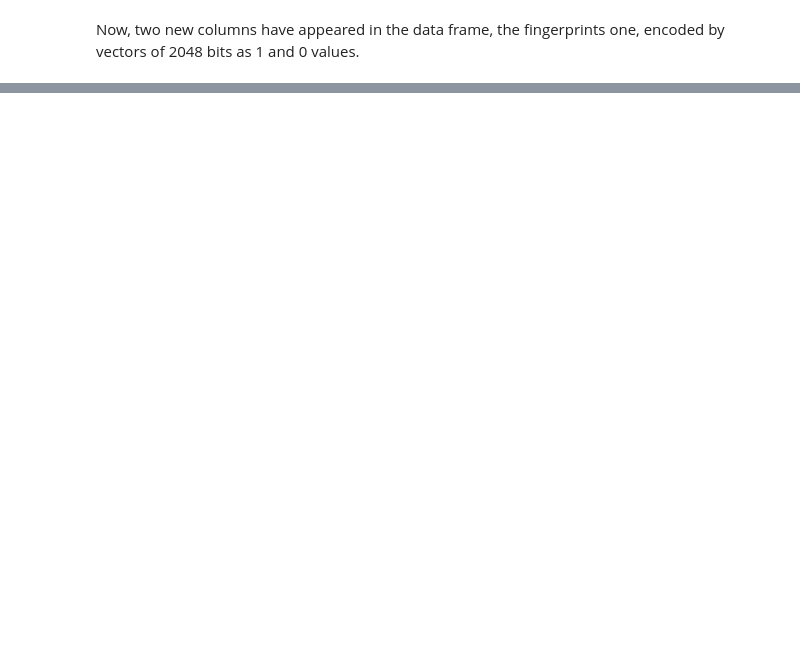
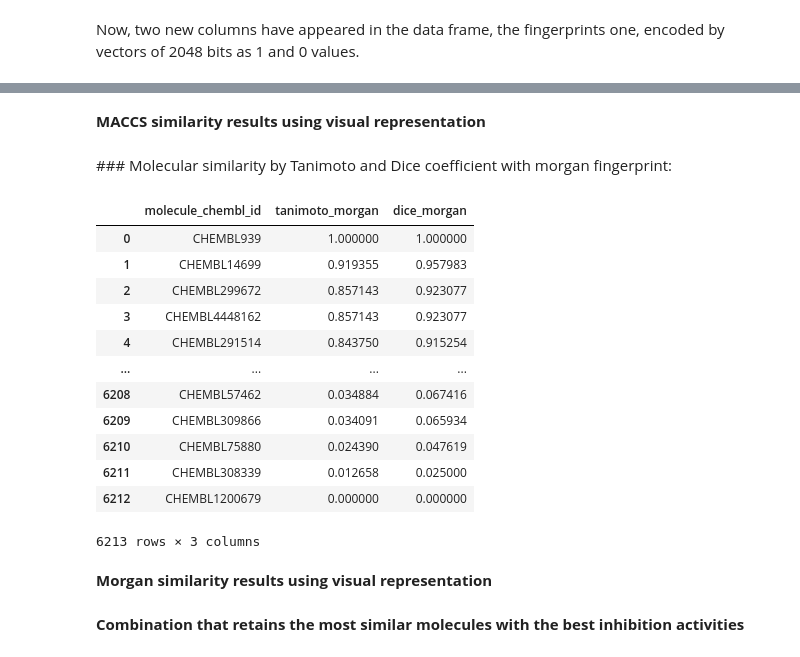
Before and after one commit to LeopoldSossey/Virtual-Screening-Based-on-Similarity-Principles, a Jupyter notebook: Chemoinfortic_TP4.ipynb, the cells around one changed output, grey strips where cells are left out. Cells and saved outputs as stored; diff of their text form; code cells hidden in the pictures; blank space fills up the shorter version.

```diff
--- a/Chemoinfortic_TP4.ipynb
+++ b/Chemoinfortic_TP4.ipynb
@@ -125,0 +201,4 @@ molecule_dataset
+# %%
+molecule_dataset["maccs"] = molecule_dataset.ROMol.apply(MACCSkeys.GenMACCSKeys)
+molecule_dataset["morgan"] = molecule_dataset["ROMol"].apply(lambda mol:AllChem.GetMorganFingerprintAsBitVect
+                                                              (mol, 2, nBits=2048,useChirality=False))
@@ -125,0 +225,6 @@ molecule_dataset
+# %%
+molecule_query = molecule_dataset["maccs"][6191]
+molecule_list = molecule_dataset["maccs"].to_list()
+# Calculate similarty values between query and list elements
+molecule_dataset["tanimoto_maccs"] = DataStructs.BulkTanimotoSimilarity(molecule_query, molecule_list)
+molecule_dataset["dice_maccs"] = DataStructs.BulkDiceSimilarity(molecule_query, molecule_list)
@@ -125,0 +242,2 @@ molecule_dataset
+# %% [markdown]
+**MACCS similarity results using visual representation**
@@ -125,0 +253,29 @@ molecule_dataset
+# %% [markdown]
+### Molecular similarity by Tanimoto and Dice coefficient with morgan fingerprint:
+# %%
+molecule_query = molecule_dataset["morgan"][6191]
+molecule_list = molecule_dataset["morgan"].to_list()
+# Calculate similarty values between query and list elements
+molecule_dataset["tanimoto_morgan"] = DataStructs.BulkTanimotoSimilarity(molecule_query, molecule_list)
+molecule_dataset["dice_morgan"] = DataStructs.BulkDiceSimilarity(molecule_query,
+molecule_list)
+# %%
+preview = molecule_dataset.sort_values(["tanimoto_morgan"],
+ascending=False).reset_index()
+preview[["molecule_chembl_id", "tanimoto_morgan", "dice_morgan"]]
+# %% [output]
+|  | molecule_chembl_id | tanimoto_morgan | dice_morgan |
+| 0 | CHEMBL939 | 1.000000 | 1.000000 |
+| 1 | CHEMBL14699 | 0.919355 | 0.957983 |
+| 2 | CHEMBL299672 | 0.857143 | 0.923077 |
+| 3 | CHEMBL4448162 | 0.857143 | 0.923077 |
+| 4 | CHEMBL291514 | 0.843750 | 0.915254 |
+| ... | ... | ... | ... |
+| 6208 | CHEMBL57462 | 0.034884 | 0.067416 |
+| 6209 | CHEMBL309866 | 0.034091 | 0.065934 |
+| 6210 | CHEMBL75880 | 0.024390 | 0.047619 |
+| 6211 | CHEMBL308339 | 0.012658 | 0.025000 |
+| 6212 | CHEMBL1200679 | 0.000000 | 0.000000 |
+6213 rows × 3 columns
+# %% [markdown]
+**Morgan similarity results using visual representation**
@@ -125,0 +291,2 @@ molecule_dataset
+# %% [markdown]
+**Combination that retains the most similar molecules with the best inhibition activities**
```
Also changed, not shown: parts of 37 cells of this notebook, 1 other file.
